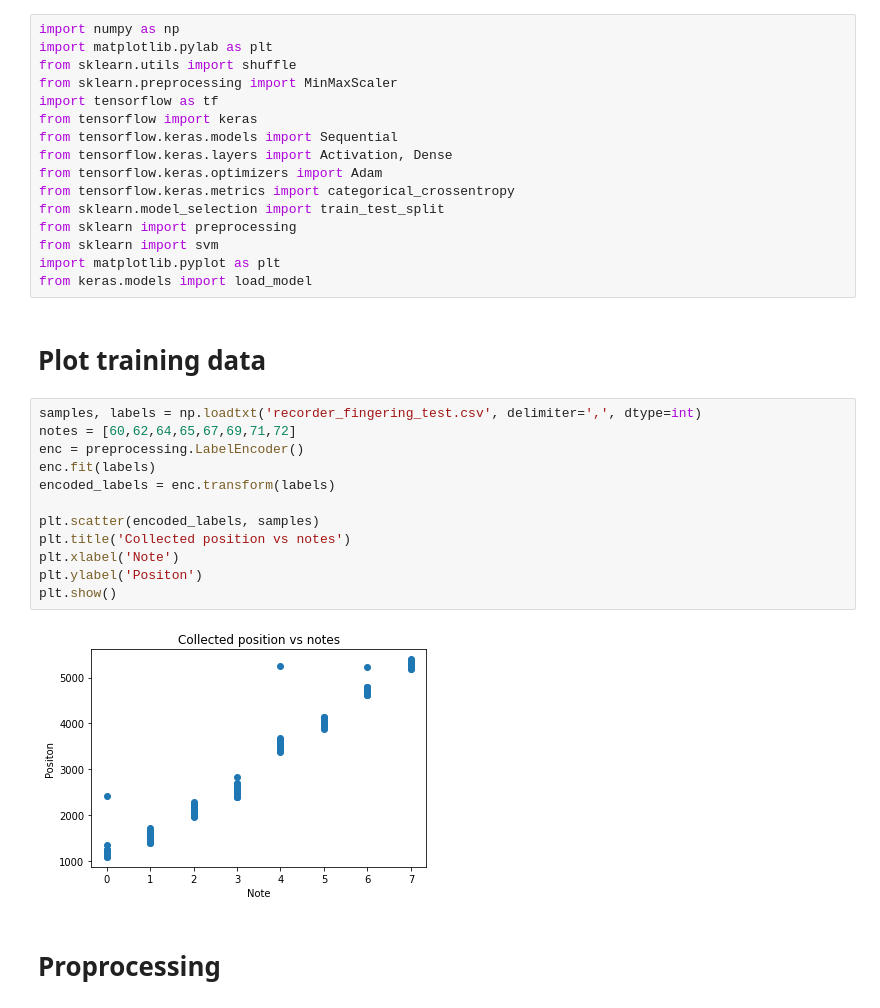
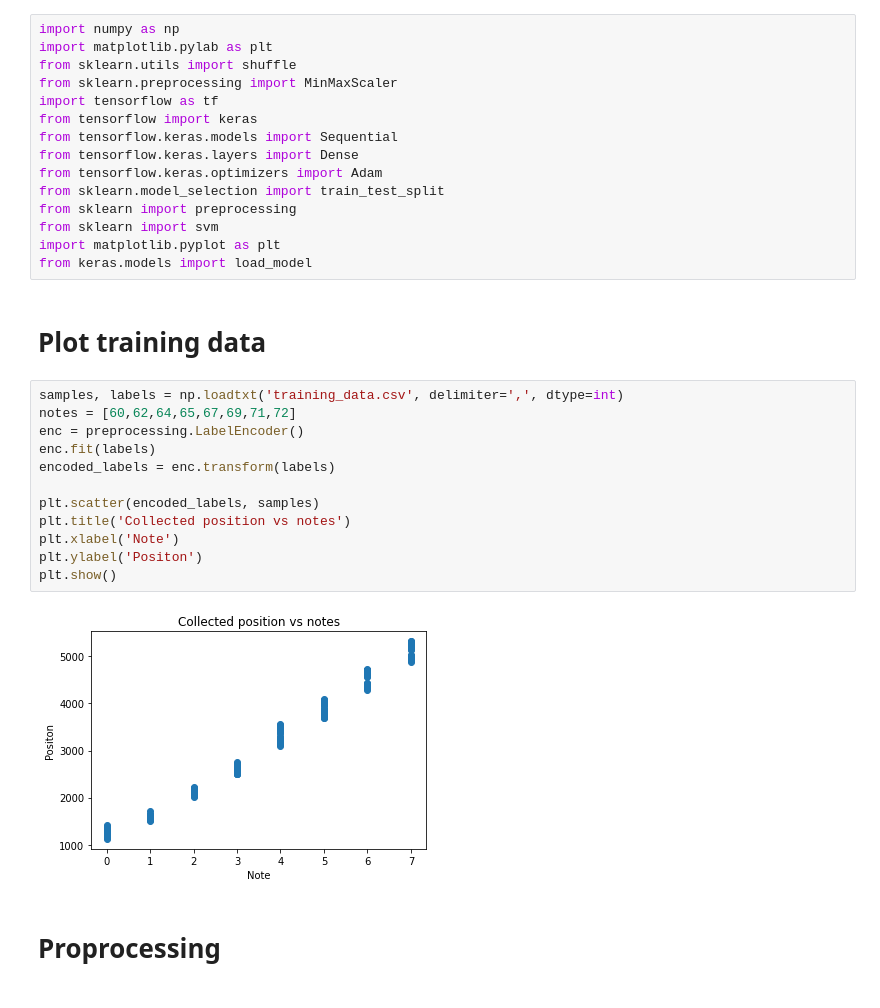
Before and after one commit to jefflaichunyin/ELEC4544_ML_Otamatone, a Jupyter notebook: software/classifier.ipynb, the cells around one changed output. Cells and saved outputs as stored; diff of their text form.

```diff
--- a/software/classifier.ipynb
+++ b/software/classifier.ipynb
@@ -6,9 +6,8 @@ from sklearn.preprocessing import MinMaxScaler
 import tensorflow as tf
 from tensorflow import keras
 from tensorflow.keras.models import Sequential
-from tensorflow.keras.layers import Activation, Dense
+from tensorflow.keras.layers import Dense
 from tensorflow.keras.optimizers import Adam
-from tensorflow.keras.metrics import categorical_crossentropy
 from sklearn.model_selection import train_test_split
 from sklearn import preprocessing
 from sklearn import svm
@@ -17,19 +16,19 @@ from keras.models import load_model
 # %% [markdown]
 # Plot training data
 # %%
-samples, labels = np.loadtxt('recorder_fingering_test.csv', delimiter=',', dtype=int)
+samples, labels = np.loadtxt('training_data.csv', delimiter=',', dtype=int)
 notes = [60,62,64,65,67,69,71,72]
 enc = preprocessing.LabelEncoder()
 enc.fit(labels)
 encoded_labels = enc.transform(labels)
 
 plt.scatter(encoded_labels, samples)
 plt.title('Collected position vs notes')
 plt.xlabel('Note')
 plt.ylabel('Positon')
 plt.show()
 # %% [output]
-[figure, old version]
+[figure, new version]
 # %% [markdown]
 # Proprocessing
 # %%
```
Also changed, not shown: parts of 5 cells of this notebook, 3 other files.
